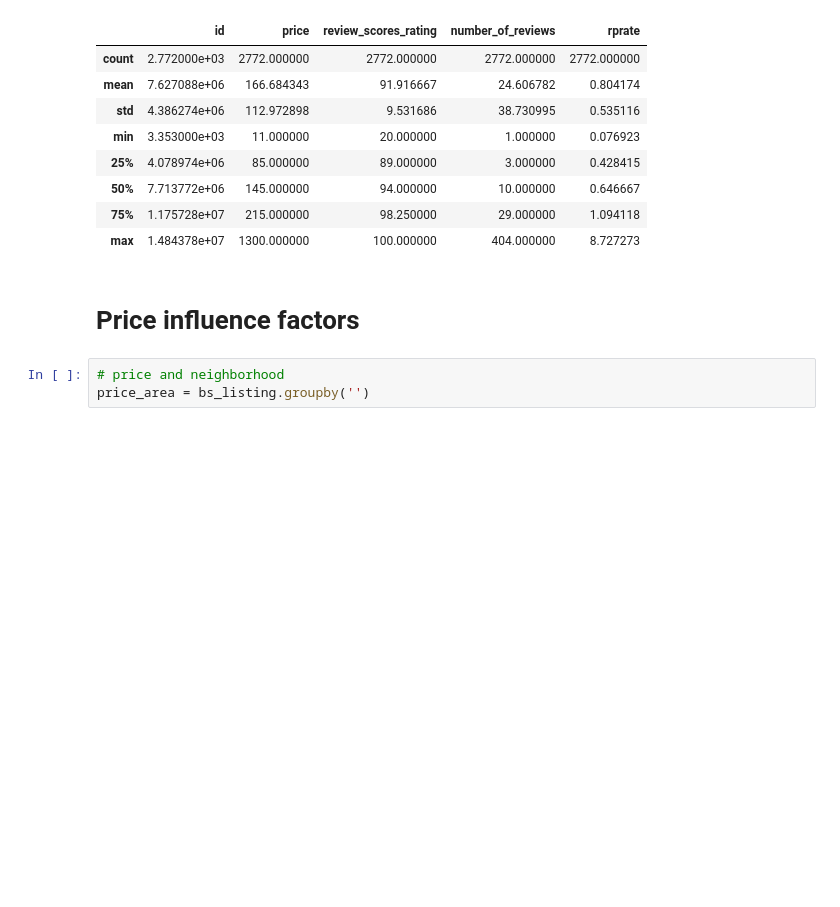
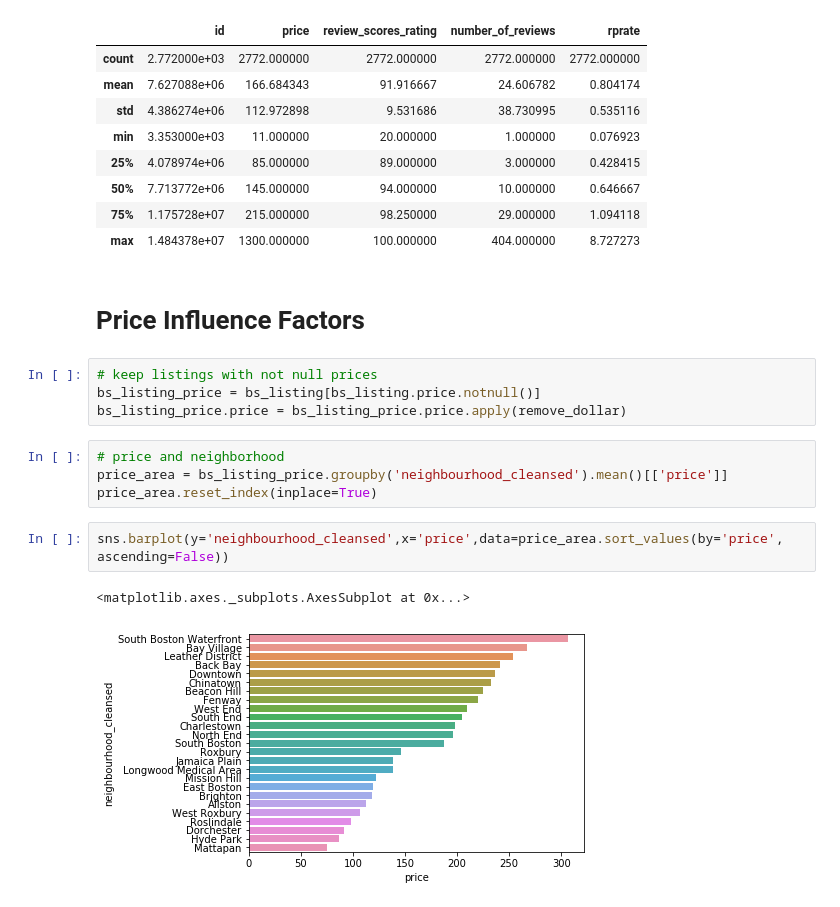
Before and after one commit to haataa/airbnb_finding, a Jupyter notebook: airbnb_findding.ipynb, the cells around one changed output. Cells and saved outputs as stored; diff of their text form; blank space fills up the shorter version.

Commit message:
Add Price Influence Factors

```diff
--- a/airbnb_findding.ipynb
+++ b/airbnb_findding.ipynb
@@ -199,7 +200,17 @@ bs_price_rate.describe()
 | 75% | 1.175728e+07 | 215.000000 | 98.250000 | 29.000000 | 1.094118 |
 | max | 1.484378e+07 | 1300.000000 | 100.000000 | 404.000000 | 8.727273 |
 # %% [markdown]
-# Price influence factors
+# Price Influence Factors
+# %%
+# keep listings with not null prices
+bs_listing_price = bs_listing[bs_listing.price.notnull()]
+bs_listing_price.price = bs_listing_price.price.apply(remove_dollar)
 # %%
 # price and neighborhood
-price_area = bs_listing.groupby('')
+price_area = bs_listing_price.groupby('neighbourhood_cleansed').mean()[['price']]
+price_area.reset_index(inplace=True)
+# %%
+sns.barplot(y='neighbourhood_cleansed',x='price',data=price_area.sort_values(by='price', ascending=False))
+# %% [output]
+<matplotlib.axes._subplots.AxesSubplot at 0x...>
+[figure, added]
```
Also changed, not shown: parts of 5 cells of this notebook.
